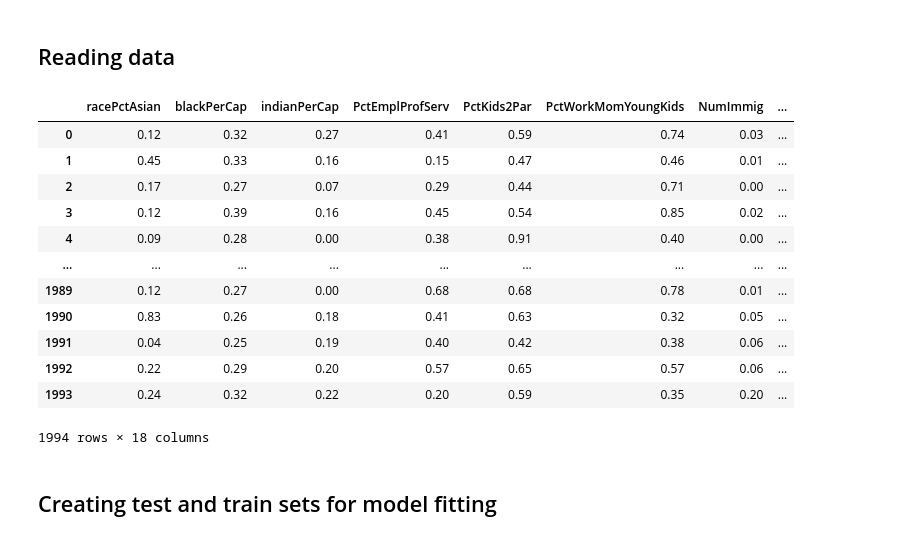
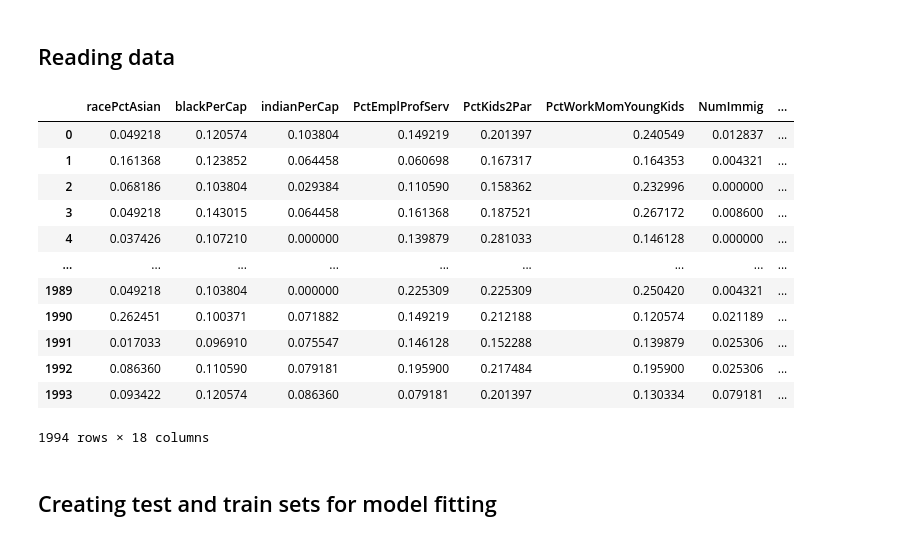
Before and after one commit to FedeSS99/Proyecto-Crystal-TEC, a Jupyter notebook: DecisionTreeRegressorApproach.ipynb, the cells around one changed output. Saved outputs shown, nothing was run; the diff lists cells and outputs as text; code cells hidden in the pictures.

```diff
--- a/DecisionTreeRegressorApproach.ipynb
+++ b/DecisionTreeRegressorApproach.ipynb
@@ -11,21 +11,21 @@ from sklearn.metrics import r2_score, mean_squared_error, mean_absolute_error, P
 # %% [markdown]
 ## Reading data
 # %%
-DATA = pd.read_csv("FinalDataFrame.csv", index_col="Unnamed: 0")
+DATA = pd.read_csv("LogFinalData.csv", index_col="Unnamed: 0")
 DATA
 # %% [output]
 |  | racePctAsian | blackPerCap | indianPerCap | PctEmplProfServ | PctKids2Par | PctWorkMomYoungKids | NumImmig | ... |
-| 0 | 0.12 | 0.32 | 0.27 | 0.41 | 0.59 | 0.74 | 0.03 | ... |
-| 1 | 0.45 | 0.33 | 0.16 | 0.15 | 0.47 | 0.46 | 0.01 | ... |
-| 2 | 0.17 | 0.27 | 0.07 | 0.29 | 0.44 | 0.71 | 0.00 | ... |
-| 3 | 0.12 | 0.39 | 0.16 | 0.45 | 0.54 | 0.85 | 0.02 | ... |
-| 4 | 0.09 | 0.28 | 0.00 | 0.38 | 0.91 | 0.40 | 0.00 | ... |
+| 0 | 0.049218 | 0.120574 | 0.103804 | 0.149219 | 0.201397 | 0.240549 | 0.012837 | ... |
+| 1 | 0.161368 | 0.123852 | 0.064458 | 0.060698 | 0.167317 | 0.164353 | 0.004321 | ... |
+| 2 | 0.068186 | 0.103804 | 0.029384 | 0.110590 | 0.158362 | 0.232996 | 0.000000 | ... |
+| 3 | 0.049218 | 0.143015 | 0.064458 | 0.161368 | 0.187521 | 0.267172 | 0.008600 | ... |
+| 4 | 0.037426 | 0.107210 | 0.000000 | 0.139879 | 0.281033 | 0.146128 | 0.000000 | ... |
 | ... | ... | ... | ... | ... | ... | ... | ... | ... |
-| 1989 | 0.12 | 0.27 | 0.00 | 0.68 | 0.68 | 0.78 | 0.01 | ... |
-| 1990 | 0.83 | 0.26 | 0.18 | 0.41 | 0.63 | 0.32 | 0.05 | ... |
-| 1991 | 0.04 | 0.25 | 0.19 | 0.40 | 0.42 | 0.38 | 0.06 | ... |
-| 1992 | 0.22 | 0.29 | 0.20 | 0.57 | 0.65 | 0.57 | 0.06 | ... |
-| 1993 | 0.24 | 0.32 | 0.22 | 0.20 | 0.59 | 0.35 | 0.20 | ... |
+| 1989 | 0.049218 | 0.103804 | 0.000000 | 0.225309 | 0.225309 | 0.250420 | 0.004321 | ... |
+| 1990 | 0.262451 | 0.100371 | 0.071882 | 0.149219 | 0.212188 | 0.120574 | 0.021189 | ... |
+| 1991 | 0.017033 | 0.096910 | 0.075547 | 0.146128 | 0.152288 | 0.139879 | 0.025306 | ... |
+| 1992 | 0.086360 | 0.110590 | 0.079181 | 0.195900 | 0.217484 | 0.195900 | 0.025306 | ... |
+| 1993 | 0.093422 | 0.120574 | 0.086360 | 0.079181 | 0.201397 | 0.130334 | 0.079181 | ... |
 1994 rows × 18 columns
 # %% [markdown]
 ## Creating test and train sets for model fitting
```
Also changed, not shown: parts of 5 cells of this notebook, 1 other file.
